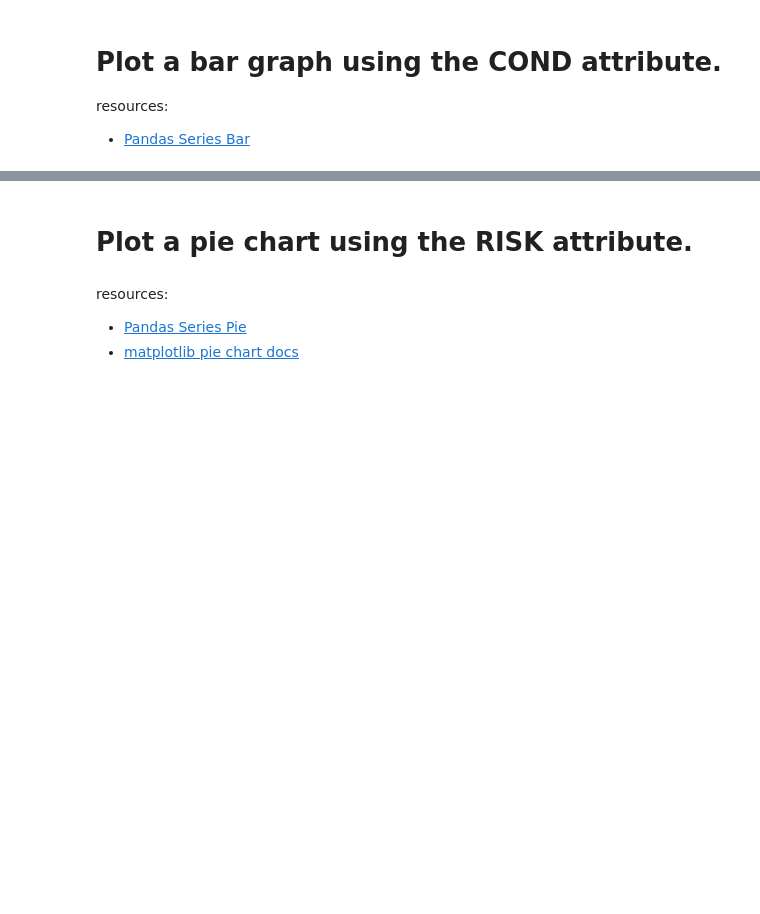
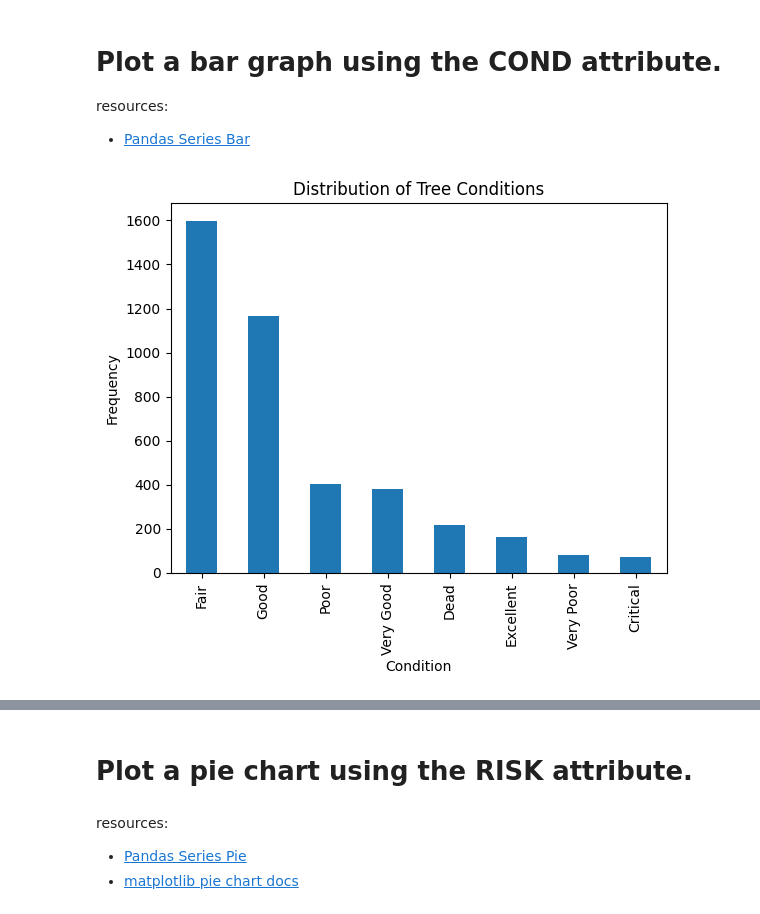
Before and after one commit to SevenDot0-Week5/Data-Notebooks-Week5, a Jupyter notebook: CityOfNewarkDETreeSurvey/newark_de_tree_survey.ipynb, the cells around one changed output, grey strips where cells are left out. Saved outputs shown, nothing was run; the diff lists cells and outputs as text; code cells hidden in the pictures; blank space fills up the shorter version.

```diff
--- a/CityOfNewarkDETreeSurvey/newark_de_tree_survey.ipynb
+++ b/CityOfNewarkDETreeSurvey/newark_de_tree_survey.ipynb
@@ -133,6 +151,15 @@ resources:
 * [Pandas Series Bar](https://pandas.pydata.org/pandas-docs/stable/reference/api/pandas.Series.plot.bar.html#pandas.Series.plot.bar)
 # %%
 # How can we determine all of the possible values describing the condition of a tree and their associated counts?
+
+cond_counts = new_df["COND"].value_counts()
+cond_counts.plot.bar()
+plt.xlabel("Condition")
+plt.ylabel("Frequency")
+plt.title("Distribution of Tree Conditions")
+plt.show()
+# %% [output]
+[figure, added]
 # %%
 # Were these already in the order you would want them to be in order for a graph to make sense?
 # If not, reorder  the Series.
```
Also changed, not shown: parts of 16 cells of this notebook.
